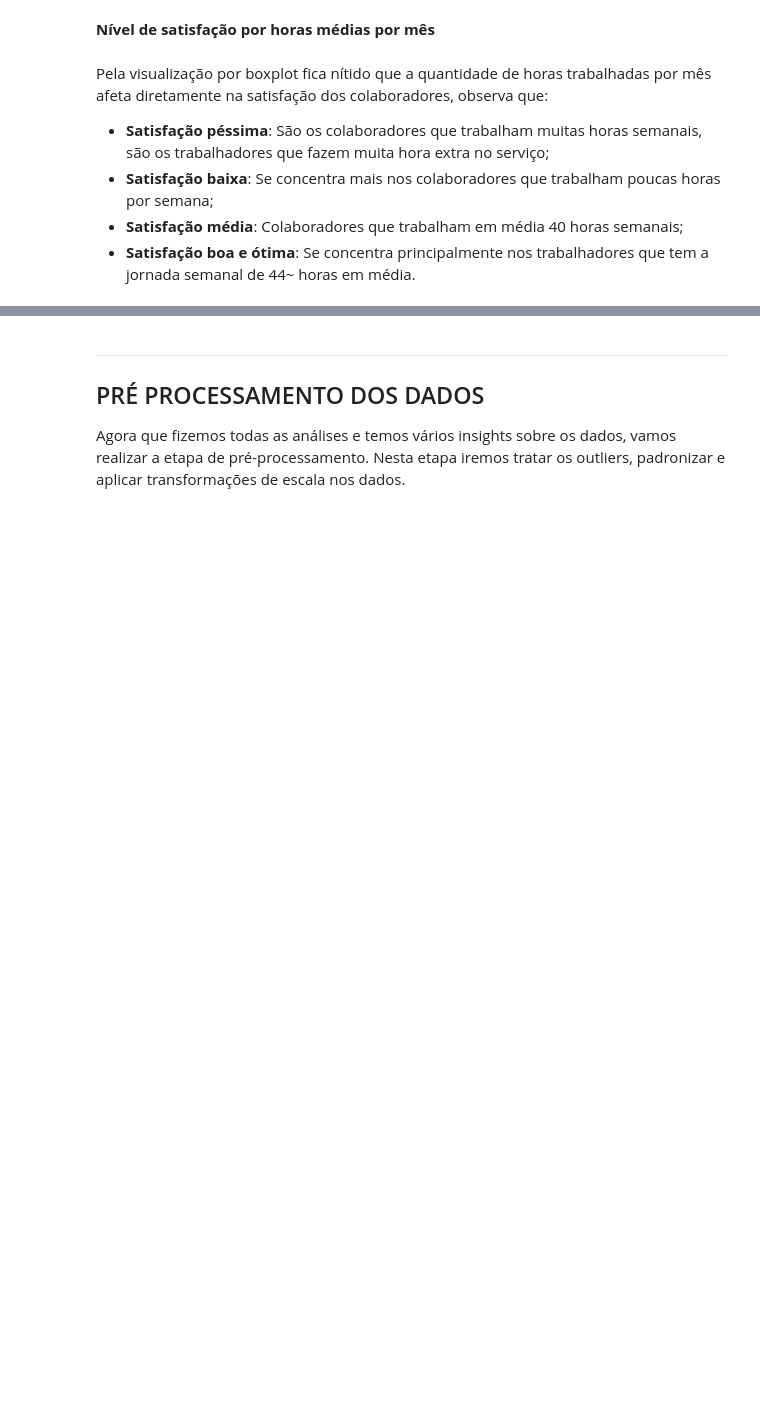
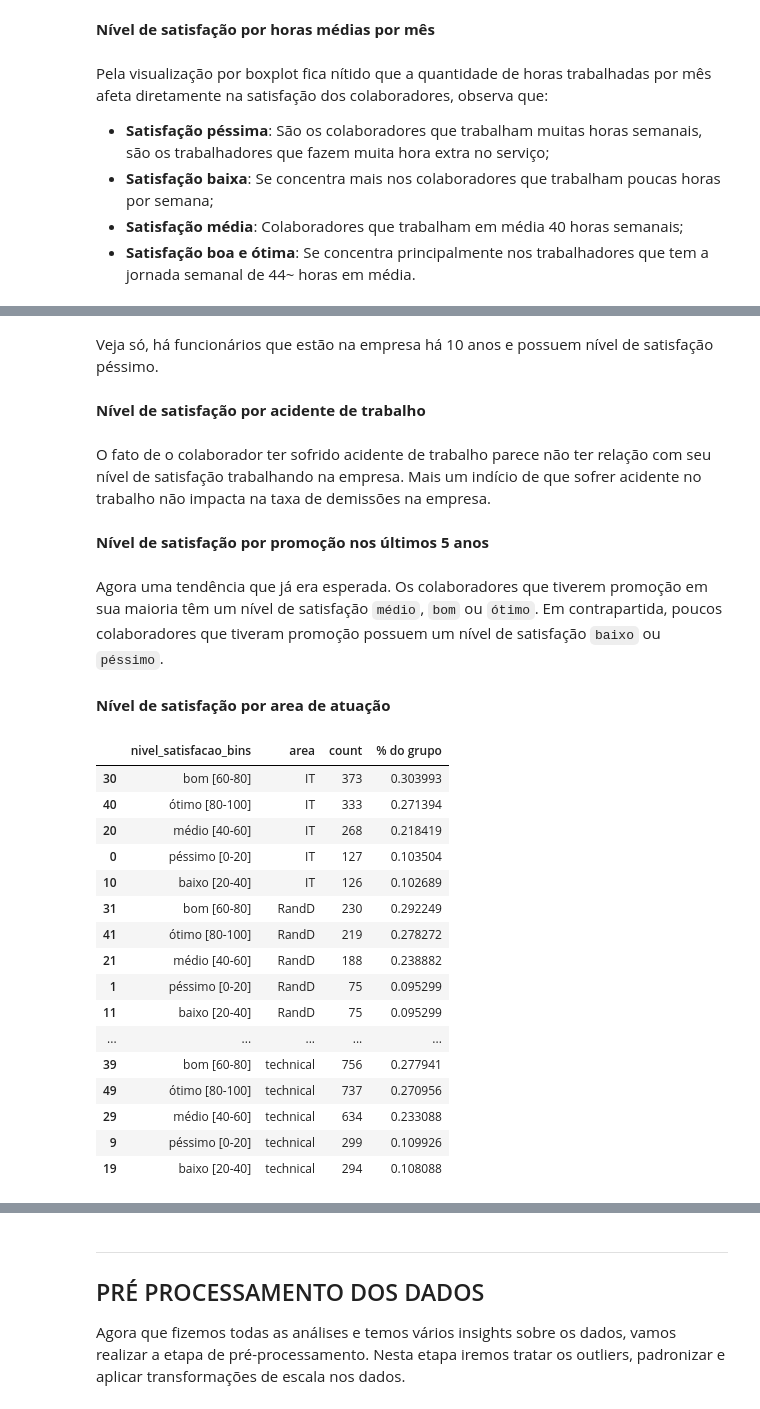
Before and after one commit to Krupique/challenges-kaggle, a Jupyter notebook: challenges/14_PeopleAnalytics/notebook/PeopleAnalytics.ipynb, the cells around one changed output, grey strips where cells are left out. Drawn from its saved outputs; the diff is of its cells as text; code cells hidden in the pictures; blank space fills up the shorter version.

```diff
--- a/challenges/14_PeopleAnalytics/notebook/PeopleAnalytics.ipynb
+++ b/challenges/14_PeopleAnalytics/notebook/PeopleAnalytics.ipynb
@@ -861,0 +886,4 @@ Pela visualização por boxplot fica nítido que a quantidade de horas trabalhad
+# %% [markdown]
+Veja só, há funcionários que estão na empresa há 10 anos e possuem nível de satisfação péssimo.
+# %% [markdown]
+**Nível de satisfação por acidente de trabalho**<br/>
@@ -861,0 +906,4 @@ Pela visualização por boxplot fica nítido que a quantidade de horas trabalhad
+# %% [markdown]
+O fato de o colaborador ter sofrido acidente de trabalho parece não ter relação com seu nível de satisfação trabalhando na empresa. Mais um indício de que sofrer acidente no trabalho não impacta na taxa de demissões na empresa.
+# %% [markdown]
+**Nível de satisfação por promoção nos últimos 5 anos**<br/>
@@ -861,0 +926,32 @@ Pela visualização por boxplot fica nítido que a quantidade de horas trabalhad
+# %% [markdown]
+Agora uma tendência que já era esperada. Os colaboradores que tiverem promoção em sua maioria têm um nível de satisfação `médio`, `bom` ou `ótimo`. Em contrapartida, poucos colaboradores que tiveram promoção possuem um nível de satisfação `baixo` ou `péssimo`.
+# %% [markdown]
+**Nível de satisfação por area de atuação**<br/>
+# %%
+df_temp = compararAtributos(df_mul, 'nivel_satisfacao_bins', 'area', 'deixou_empresa', ['count'], percent=False)
+# %%
+total = df_temp.groupby(['area'], as_index=False)['count'].transform('sum')
+
+# as float
+df_temp['% do grupo'] = df_temp['count'].div(total['count'])
+
+df_temp = df_temp.sort_values(by=['area', '% do grupo'], ascending=[True, False])
+df_temp
+# %% [output]
+|  | nivel_satisfacao_bins | area | count | % do grupo |
+| 30 | bom [60-80] | IT | 373 | 0.303993 |
+| 40 | ótimo [80-100] | IT | 333 | 0.271394 |
+| 20 | médio [40-60] | IT | 268 | 0.218419 |
+| 0 | péssimo [0-20] | IT | 127 | 0.103504 |
+| 10 | baixo [20-40] | IT | 126 | 0.102689 |
+| 31 | bom [60-80] | RandD | 230 | 0.292249 |
+| 41 | ótimo [80-100] | RandD | 219 | 0.278272 |
+| 21 | médio [40-60] | RandD | 188 | 0.238882 |
+| 1 | péssimo [0-20] | RandD | 75 | 0.095299 |
+| 11 | baixo [20-40] | RandD | 75 | 0.095299 |
+| ... | ... | ... | ... | ... |
+| 39 | bom [60-80] | technical | 756 | 0.277941 |
+| 49 | ótimo [80-100] | technical | 737 | 0.270956 |
+| 29 | médio [40-60] | technical | 634 | 0.233088 |
+| 9 | péssimo [0-20] | technical | 299 | 0.109926 |
+| 19 | baixo [20-40] | technical | 294 | 0.108088 |
```
Also changed, not shown: parts of 29 cells of this notebook, 1 other file.
